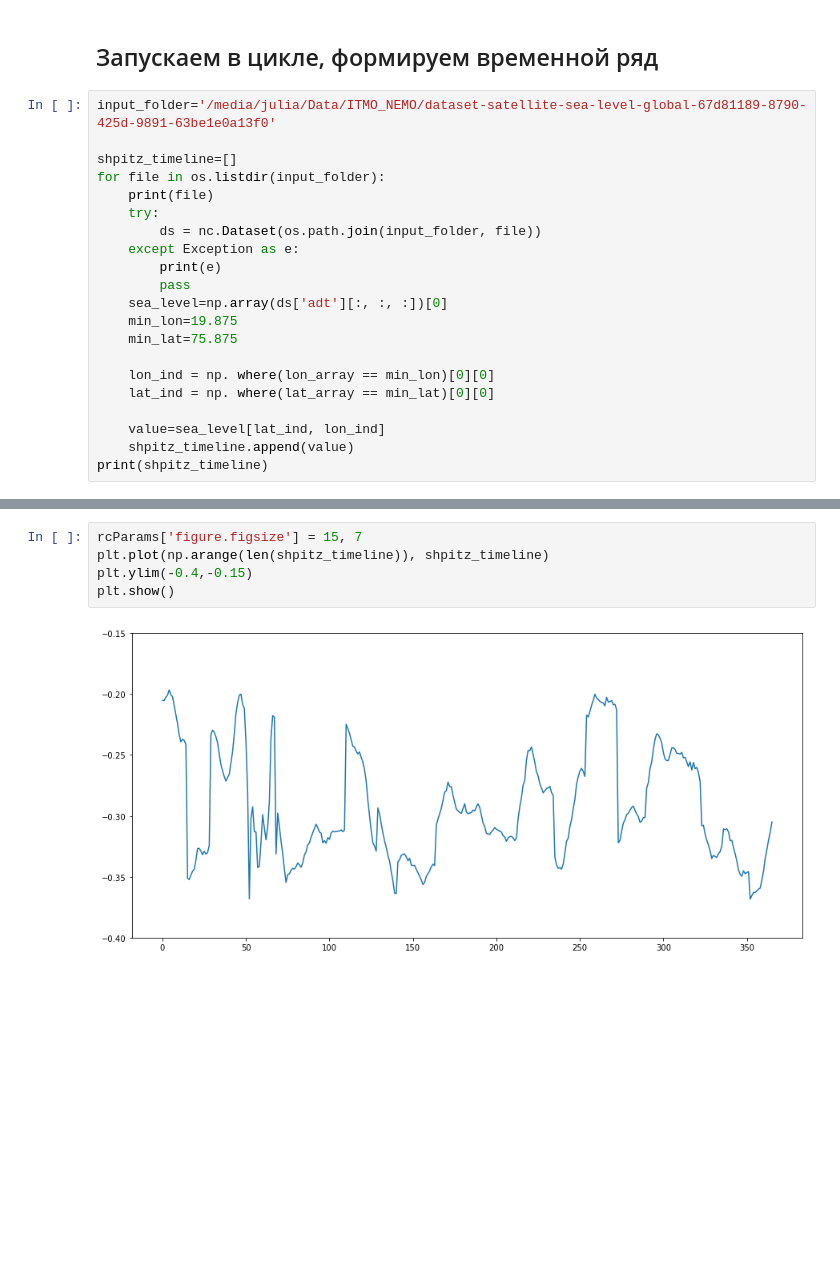
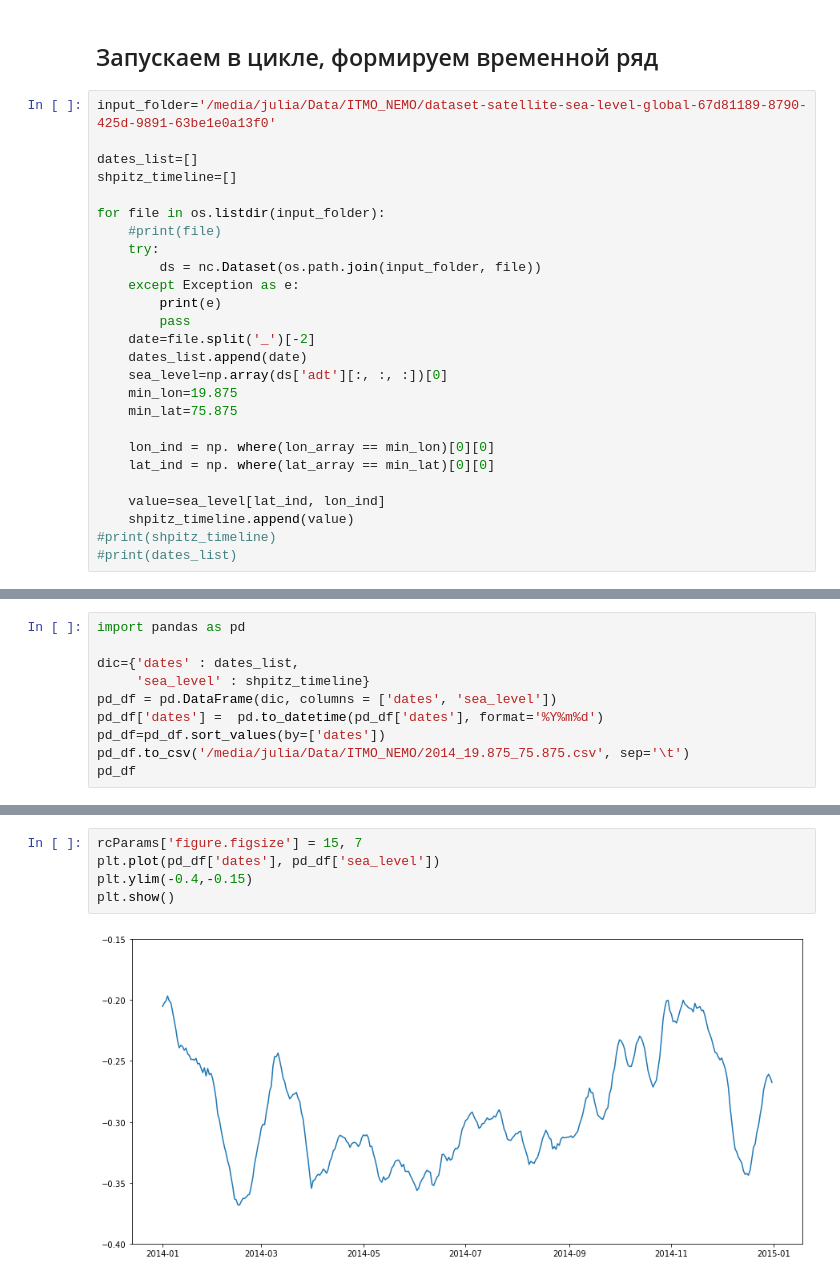
Before and after one commit to ChrisLisbon/ITMO_master_degree_classes, a Jupyter notebook: Research_work(NEMO)/reanalysis_data_test.ipynb, the cells around one changed output, grey strips where cells are left out. Saved outputs shown, nothing was run; the diff lists cells and outputs as text; blank space fills up the shorter version.

Commit message:
timeline preparation

```diff
--- a/Research_work(NEMO)/reanalysis_data_test.ipynb
+++ b/Research_work(NEMO)/reanalysis_data_test.ipynb
@@ -144,14 +113,18 @@ print(sea_level[lat_ind, lon_ind])
 # %%
 input_folder='/media/julia/Data/ITMO_NEMO/dataset-satellite-sea-level-global-67d81189-8790-425d-9891-63be1e0a13f0'
 
+dates_list=[]
 shpitz_timeline=[]
+
 for file in os.listdir(input_folder):
-    print(file)
+    #print(file)
     try:
         ds = nc.Dataset(os.path.join(input_folder, file))
     except Exception as e:
         print(e)
         pass
+    date=file.split('_')[-2]
+    dates_list.append(date)
     sea_level=np.array(ds['adt'][:, :, :])[0]
     min_lon=19.875
     min_lat=75.875
@@ -161,5 +134,6 @@ for file in os.listdir(input_folder):
 
     value=sea_level[lat_ind, lon_ind]
     shpitz_timeline.append(value)
-print(shpitz_timeline)
+#print(shpitz_timeline)
+#print(dates_list)
 # %% [output]
@@ -182,0 +143,10 @@ dt_global_twosat_phy_l4_20140301_vDT2018.nc
+# %%
+import pandas as pd
+
+dic={'dates' : dates_list,
+     'sea_level' : shpitz_timeline}
+pd_df = pd.DataFrame(dic, columns = ['dates', 'sea_level'])
+pd_df['dates'] =  pd.to_datetime(pd_df['dates'], format='%Y%m%d')
+pd_df=pd_df.sort_values(by=['dates'])
+pd_df.to_csv('/media/julia/Data/ITMO_NEMO/2014_19.875_75.875.csv', sep='\t')
+pd_df
@@ -183,7 +167,7 @@ dt_global_twosat_phy_l4_20140301_vDT2018.nc
 # %%
 rcParams['figure.figsize'] = 15, 7
-plt.plot(np.arange(len(shpitz_timeline)), shpitz_timeline)
+plt.plot(pd_df['dates'], pd_df['sea_level'])
 plt.ylim(-0.4,-0.15)
 plt.show()
 # %% [output]
-[figure, old version]
+[figure, new version]
```
Also changed, not shown: parts of 5 cells of this notebook, 1 other file.
